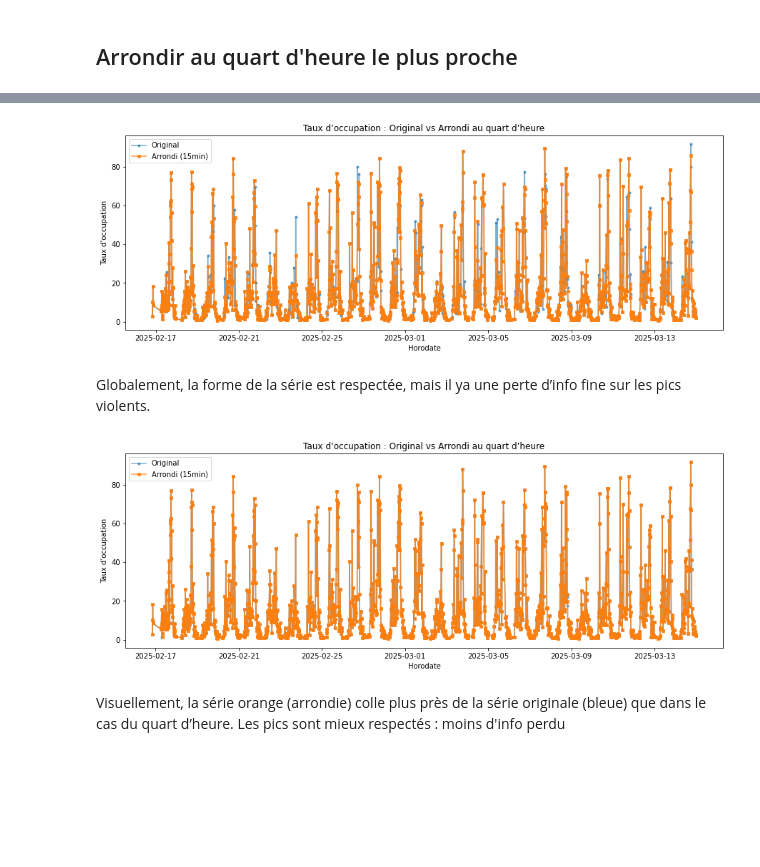
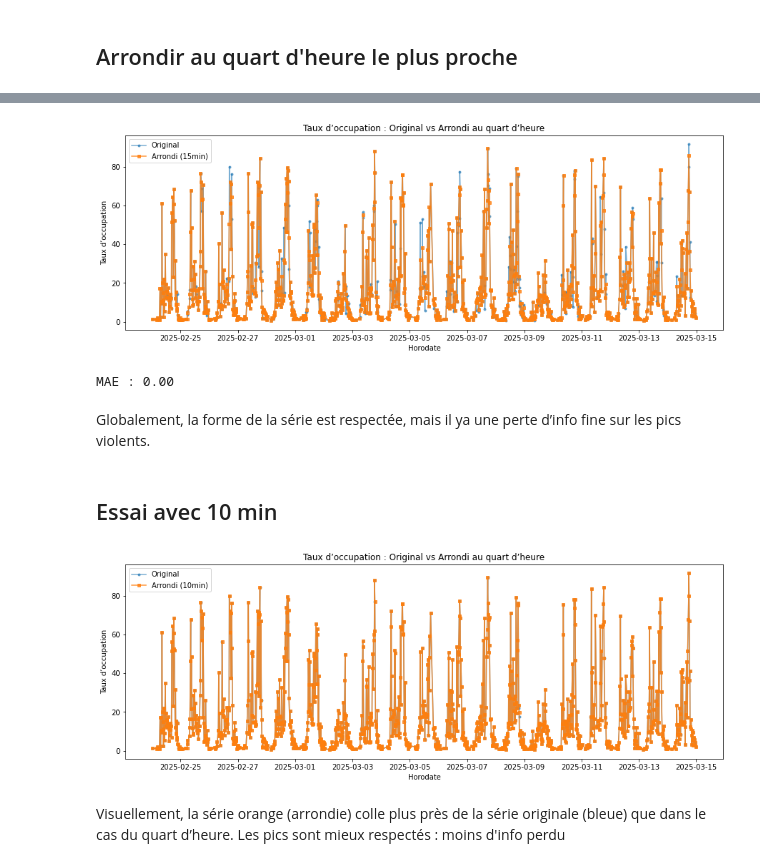
Before and after one commit to BENOUSSAIDarezkimalek/AI_model_urban_mobility, a Jupyter notebook: src/serie_temporelle.ipynb, the cells around one changed output, grey strips where cells are left out. Cells and saved outputs as stored; diff of their text form; code cells hidden in the pictures; blank space fills up the shorter version.

```diff
--- a/src/serie_temporelle.ipynb
+++ b/src/serie_temporelle.ipynb
@@ -34,5 +33,5 @@ memory usage: 429.7+ MB
 # %%
-df = df_final[df_final['nom_du_troncon'] == 'Vannes I7']
+df = df_final[(df_final['nom_du_troncon'] == 'Vannes I7') & (df_final['is_vacances'] == 0)]
 # %% [markdown]
 ### Remettre données en ordre chrono
 # %% [markdown]
@@ -245,32 +247,39 @@ plt.xlabel('Horodate')
 plt.ylabel('Taux d’occupation')
 plt.show()
 # %% [output]
-[figure, old version]
+[figure, new version]
+# %%
+mae = mean_absolute_error(common['original'], common['resample'])
+print(f"MAE : {mae:.2f}")
+# %% [output]
+MAE : 0.00
 # %% [markdown]
 Globalement, la forme de la série est respectée, mais il ya une perte d’info fine sur les pics violents.
+# %% [markdown]
+## Essai avec 10 min
 # %%
 # Essai à 10 minutes
 df['horodate_rounded'] = df.index.round('10min')
 # Grouper si jamais 2 heure se retrouve être identique
 df_grouped = df.groupby('horodate_rounded')[['taux_occupation']].mean()
 
 # Analyse de l'impact
 
 plt.figure(figsize=(15, 5))
 
 # Données originales
 plt.plot(df.index, df['taux_occupation'], label='Original', alpha=0.6, marker='o', linestyle='-', markersize=3)
 
 # Données arrondies + moyennées
-plt.plot(df_grouped.index, df_grouped['taux_occupation'], label='Arrondi (15min)', alpha=0.8, marker='s', linestyle='-', markersize=4)
+plt.plot(df_grouped.index, df_grouped['taux_occupation'], label='Arrondi (10min)', alpha=0.8, marker='s', linestyle='-', markersize=4)
 
 plt.legend()
 plt.title('Taux d’occupation : Original vs Arrondi au quart d’heure')
 plt.xlabel('Horodate')
 plt.ylabel('Taux d’occupation')
 plt.show()
 # %% [output]
-[figure, old version]
+[figure, new version]
 # %% [markdown]
 Visuellement, la série orange (arrondie) colle plus près de la série originale (bleue) que dans le cas du quart d’heure.
 Les pics sont mieux respectés : moins d'info perdu
```
Also changed, not shown: parts of 16 cells of this notebook.
